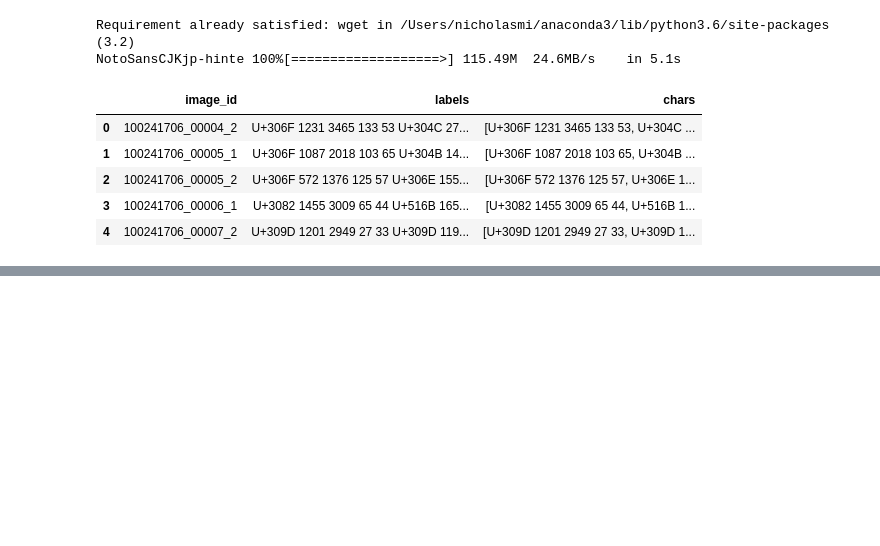
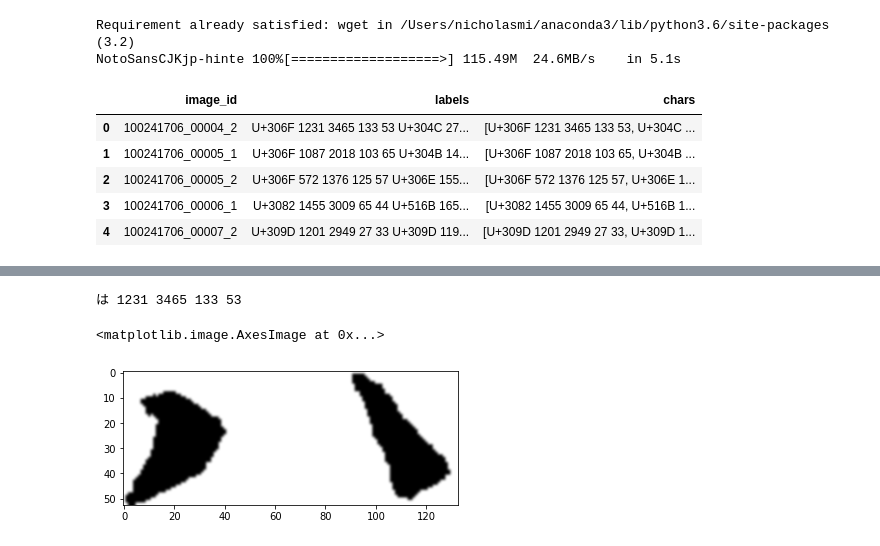
Before and after one commit to nicholas-miles/kuzushiji-recognition, a Jupyter notebook: Exploration.ipynb, the cells around one changed output, grey strips where cells are left out. Saved outputs shown, nothing was run; the diff lists cells and outputs as text; code cells hidden in the pictures; blank space fills up the shorter version.

```diff
--- a/Exploration.ipynb
+++ b/Exploration.ipynb
@@ -80,0 +93,11 @@ for l in test_labels:
+# %%
+test_label = test_labels[0]
+char, x, y, w, h = label_explode(test_label)
+
+print(char, x, y, w, h)
+
+plt.imshow(img_bw[y:y+h, x:x+w], cmap='gray', interpolation='bicubic')
+# %% [output]
+は 1231 3465 133 53
+<matplotlib.image.AxesImage at 0x...>
+[figure, added]
```
Also changed, not shown: parts of 4 cells of this notebook, 1 other file.
